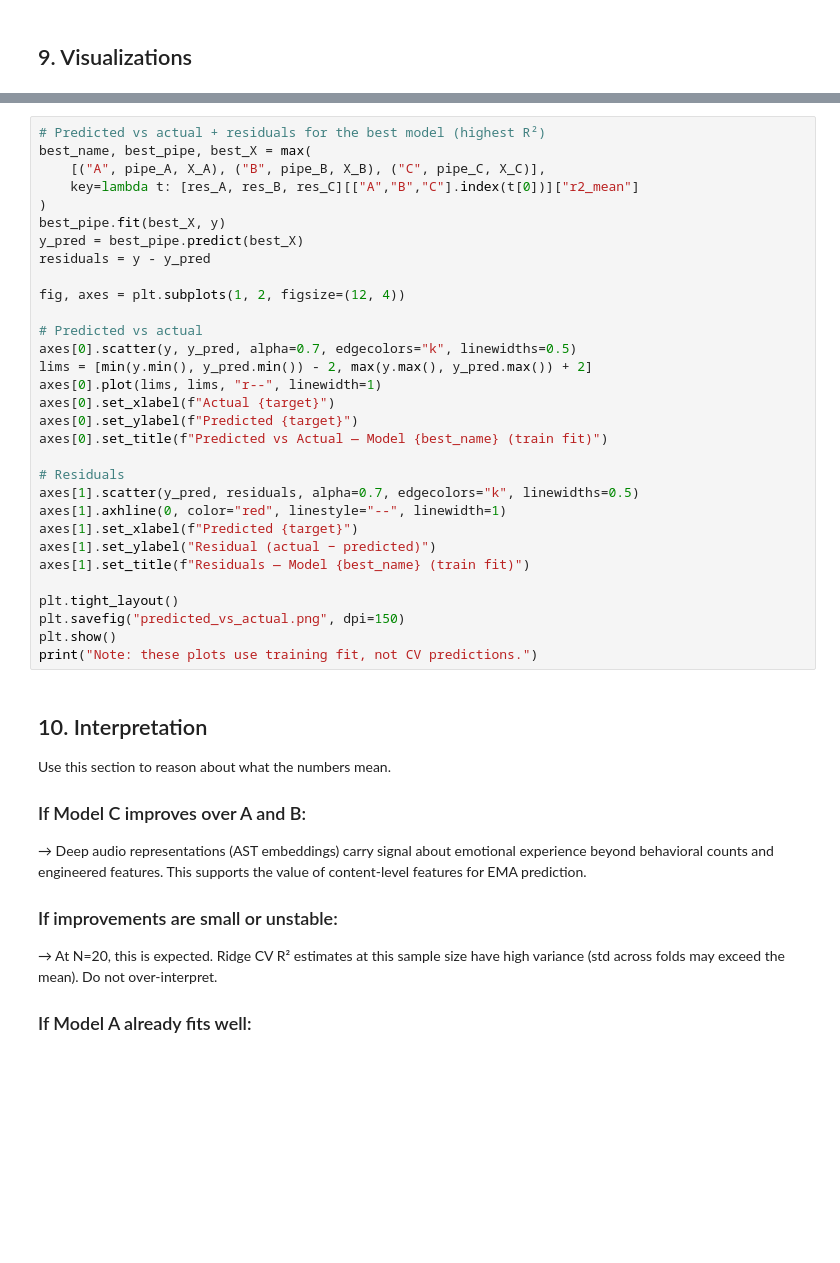
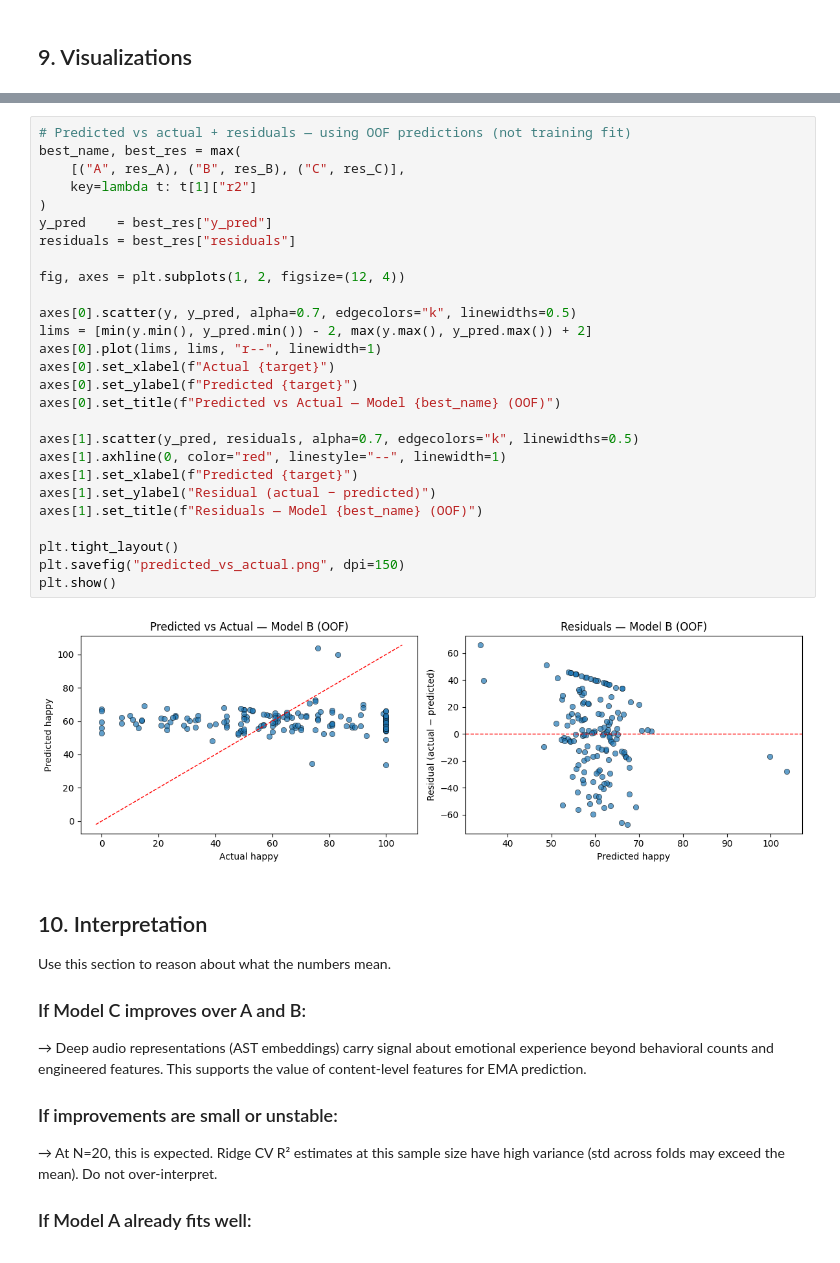
Before and after one commit to ziqiz06/tiktok_EMA, a Jupyter notebook: ridge_model.ipynb, the cells around one changed output, grey strips where cells are left out. Drawn from its saved outputs; the diff is of its cells as text; blank space fills up the shorter version.

```diff
--- a/ridge_model.ipynb
+++ b/ridge_model.ipynb
@@ -388,34 +408,32 @@ print(f"Variance explained by first {N_PCA} components: {cumvar[N_PCA-1]:.3f}")
 # %%
-# Predicted vs actual + residuals for the best model (highest R²)
-best_name, best_pipe, best_X = max(
-    [("A", pipe_A, X_A), ("B", pipe_B, X_B), ("C", pipe_C, X_C)],
-    key=lambda t: [res_A, res_B, res_C][["A","B","C"].index(t[0])]["r2_mean"]
+# Predicted vs actual + residuals — using OOF predictions (not training fit)
+best_name, best_res = max(
+    [("A", res_A), ("B", res_B), ("C", res_C)],
+    key=lambda t: t[1]["r2"]
 )
-best_pipe.fit(best_X, y)
-y_pred = best_pipe.predict(best_X)
-residuals = y - y_pred
+y_pred    = best_res["y_pred"]
+residuals = best_res["residuals"]
 
 fig, axes = plt.subplots(1, 2, figsize=(12, 4))
 
-# Predicted vs actual
 axes[0].scatter(y, y_pred, alpha=0.7, edgecolors="k", linewidths=0.5)
 lims = [min(y.min(), y_pred.min()) - 2, max(y.max(), y_pred.max()) + 2]
 axes[0].plot(lims, lims, "r--", linewidth=1)
 axes[0].set_xlabel(f"Actual {target}")
 axes[0].set_ylabel(f"Predicted {target}")
-axes[0].set_title(f"Predicted vs Actual — Model {best_name} (train fit)")
+axes[0].set_title(f"Predicted vs Actual — Model {best_name} (OOF)")
 
-# Residuals
 axes[1].scatter(y_pred, residuals, alpha=0.7, edgecolors="k", linewidths=0.5)
 axes[1].axhline(0, color="red", linestyle="--", linewidth=1)
 axes[1].set_xlabel(f"Predicted {target}")
 axes[1].set_ylabel("Residual (actual − predicted)")
-axes[1].set_title(f"Residuals — Model {best_name} (train fit)")
+axes[1].set_title(f"Residuals — Model {best_name} (OOF)")
 
 plt.tight_layout()
 plt.savefig("predicted_vs_actual.png", dpi=150)
 plt.show()
-print("Note: these plots use training fit, not CV predictions.")
+# %% [output]
+[figure, added]
 # %% [markdown]
 ## 10. Interpretation
 
```
Also changed, not shown: parts of 14 cells of this notebook, 28 other files.
